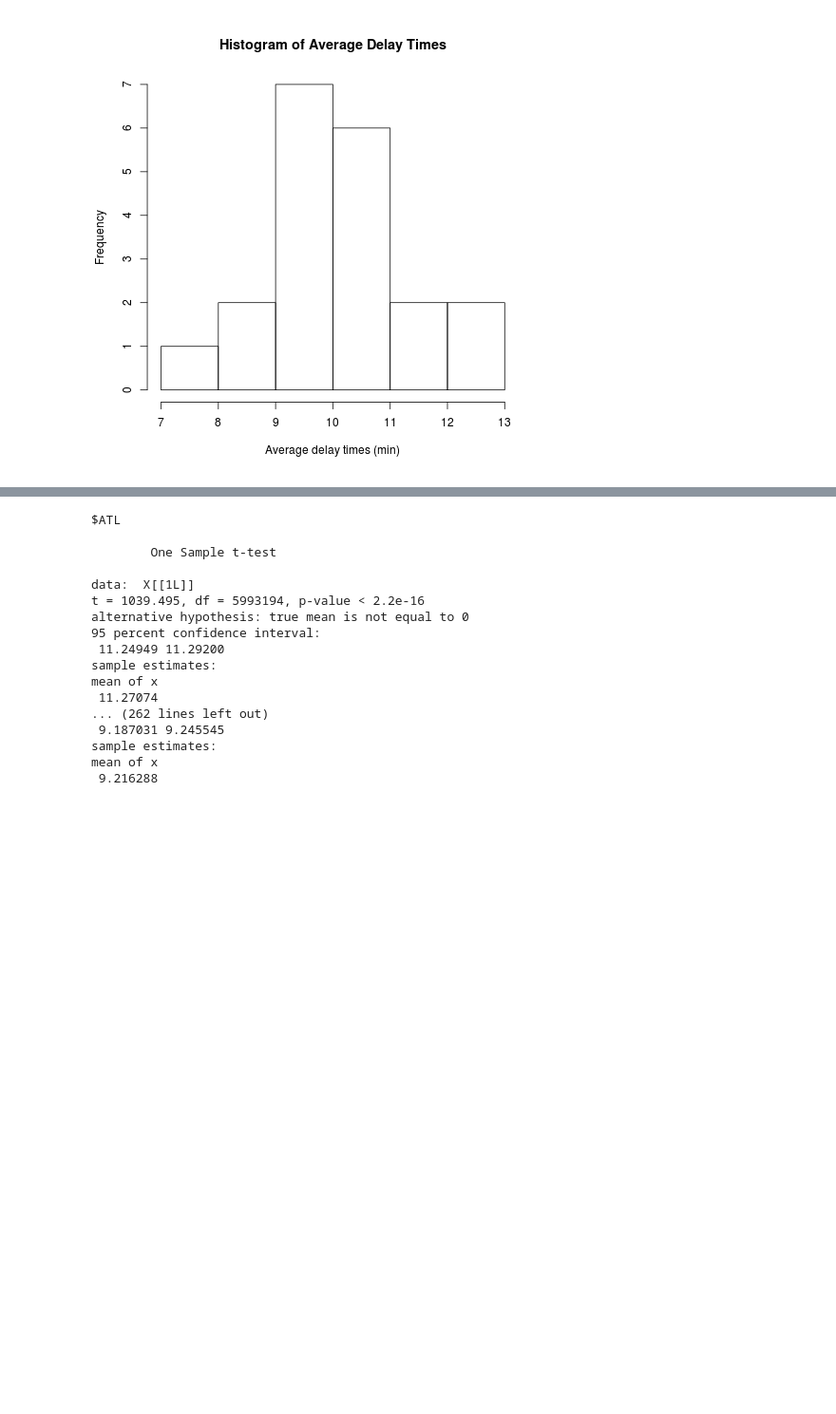
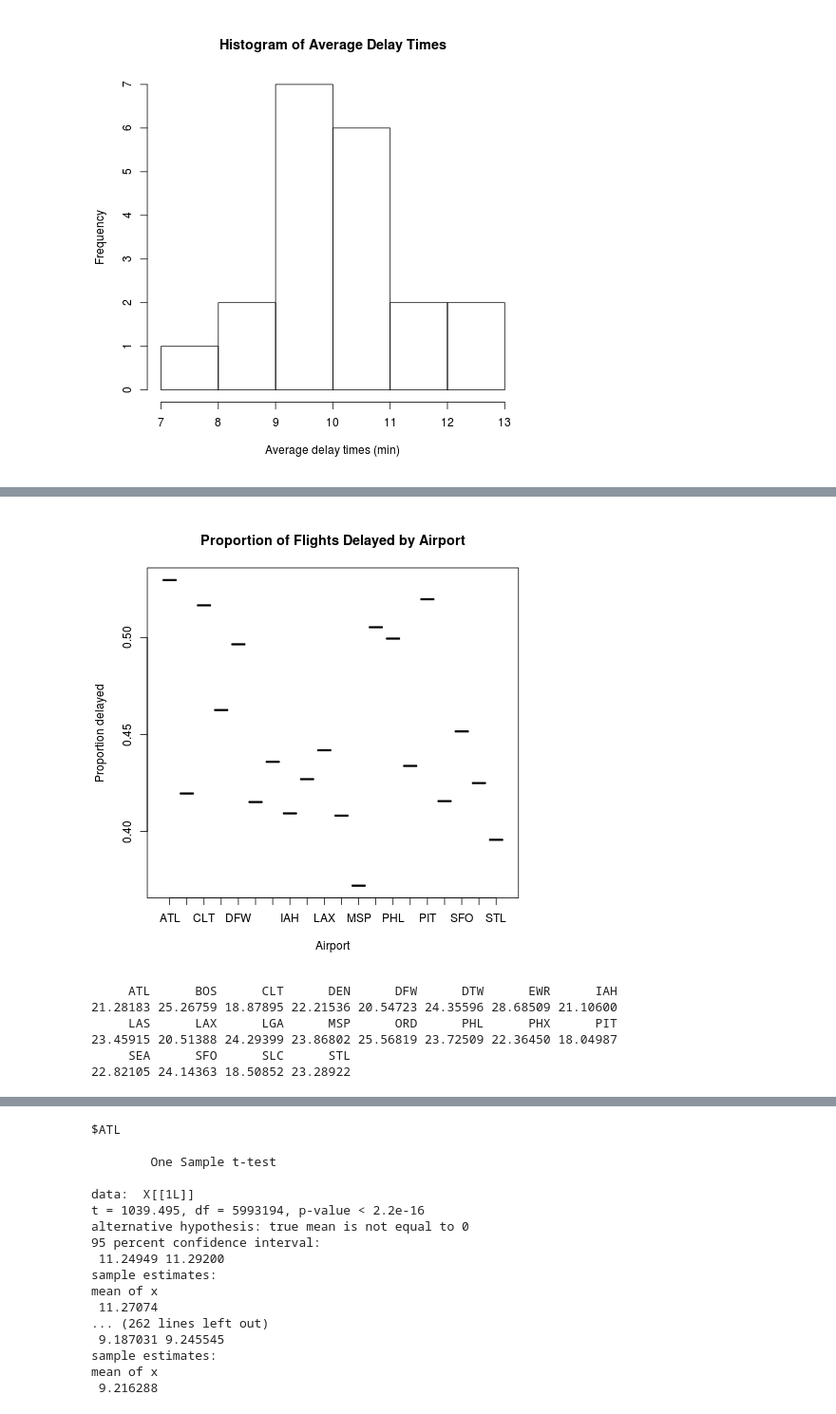
Before and after one commit to steven-hu/data-analysis-template, a Jupyter notebook: notebooks/NB3_data_analysis.ipynb, the cells around one changed output, grey strips where cells are left out. Shown at 95% size. Saved outputs shown, nothing was run; the diff lists cells and outputs as text; code cells hidden in the pictures; blank space fills up the shorter version.

Commit message:
data analysis

```diff
--- a/notebooks/NB3_data_analysis.ipynb
+++ b/notebooks/NB3_data_analysis.ipynb
@@ -111,3 +111,15 @@ plot(unique(data$origin),avgs,main="Average Delay Times by Airport",xlab="Airpor
 hist(avgs,xlab="Average delay times (min)",main="Histogram of Average Delay Times")
 # %% [output]
 [figure]
+# %%
+%%R
+carriers=unique(data$origin)
+prop={}
+for(i in 1:20){
+    airport=data$delay[data$origin == carriers[i]]
+    total=length(airport)
+    del=length(airport[airport != 0])
+    prop=c(prop,del/total)
+    }
+table=data.frame(carriers=carriers, prop=prop)
+print(table)
@@ -113,0 +144,18 @@ hist(avgs,xlab="Average delay times (min)",main="Histogram of Average Delay Time
+# %%
+%%R
+plot(table$carriers,table$prop,main="Proportion of Flights Delayed by Airport",xlab="Airport",ylab="Proportion delayed")
+# %% [output]
+[figure, added]
+# %%
+%%R
+d=data
+d[d==0]=NA
+avgs2=tapply(d$delay,d$origin,mean,na.rm=TRUE)
+print(avgs2)
+# %% [output]
+     ATL      BOS      CLT      DEN      DFW      DTW      EWR      IAH
+21.28183 25.26759 18.87895 22.21536 20.54723 24.35596 28.68509 21.10600
+     LAS      LAX      LGA      MSP      ORD      PHL      PHX      PIT
+23.45915 20.51388 24.29399 23.86802 25.56819 23.72509 22.36450 18.04987
+     SEA      SFO      SLC      STL
+22.82105 24.14363 18.50852 23.28922
```
Also changed, not shown: parts of 4 cells of this notebook.
